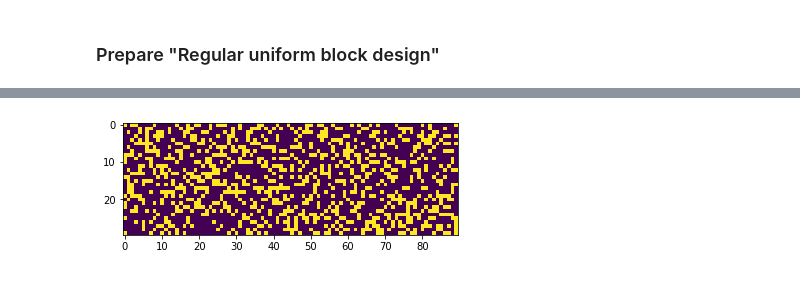
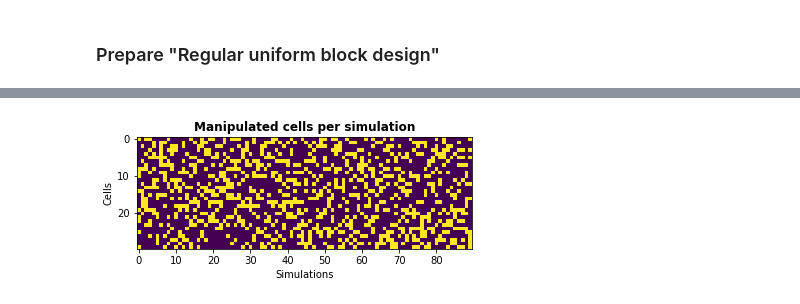
Before and after one commit to BlueBrain/o1v5-workflows, a Jupyter notebook: blob_stim_replication/notebooks/prepare_high_dim_source_disconn.ipynb, the cells around one changed output, grey strips where cells are left out. Drawn from its saved outputs; the diff is of its cells as text; code cells hidden in the pictures.

```diff
--- a/blob_stim_replication/notebooks/prepare_high_dim_source_disconn.ipynb
+++ b/blob_stim_replication/notebooks/prepare_high_dim_source_disconn.ipynb
@@ -251,6 +254,9 @@ for c1 in range(block_table.shape[1]):
 # %%
 plt.figure()
 plt.imshow(block_table)
+plt.xlabel('Simulations')
+plt.ylabel('Cells')
+plt.title('Manipulated cells per simulation', fontweight='bold')
 plt.show()
 # %% [output]
-[figure, old version]
+[figure, new version]
```
Also changed, not shown: parts of 1 cell of this notebook.
